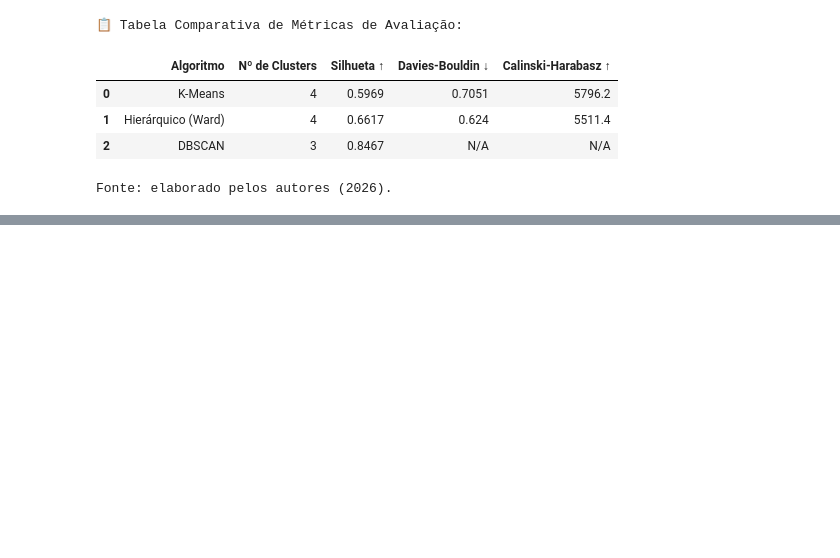
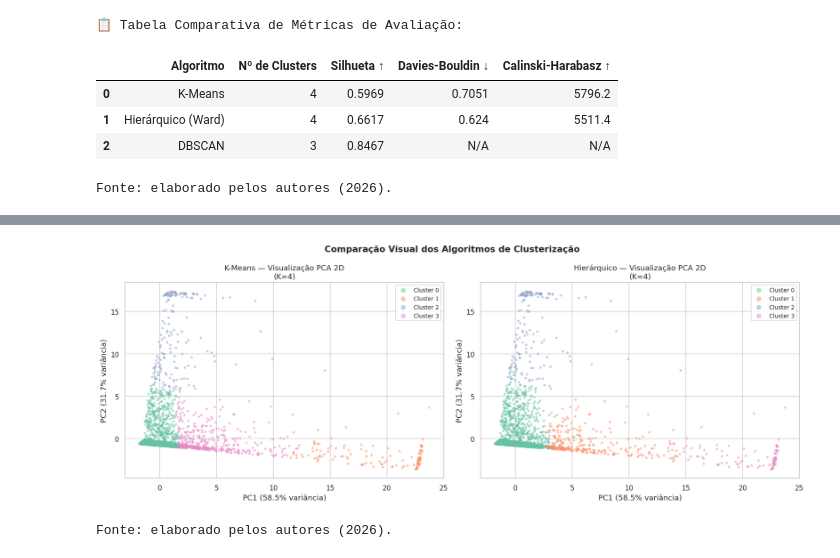
Before and after one commit to IsadoraMoraiss/Project_Pisi3, a Jupyter notebook: CLUSTERIZAÇÂO_PISI3.ipynb, the cells around one changed output, grey strips where cells are left out. Cells and saved outputs as stored; diff of their text form; code cells hidden in the pictures; blank space fills up the shorter version.

Commit message:
Feat visualização gráfica 2d clsters via PCA

```diff
--- a/CLUSTERIZAÇÂO_PISI3.ipynb
+++ b/CLUSTERIZAÇÂO_PISI3.ipynb
@@ -592,0 +598,25 @@ Fonte: elaborado pelos autores (2026).
+# %%
+fig, axes = plt.subplots(1, 2, figsize=(16, 6))
+palette = sns.color_palette('Set2', K_FINAL)
+
+algoritmos = [('K-Means', labels_km), ('Hierárquico', labels_agg)]
+
+for ax, (nome, labels) in zip(axes, algoritmos):
+    for cluster_id in range(K_FINAL):
+        mask = labels == cluster_id
+        ax.scatter(X_pca[mask, 0], X_pca[mask, 1],
+                   c=[palette[cluster_id]], label=f'Cluster {cluster_id}',
+                   alpha=0.5, s=15, edgecolors='none')
+    ax.set_title(f'{nome} — Visualização PCA 2D\n(K={K_FINAL})', fontsize=12)
+    ax.set_xlabel(f'PC1 ({var_exp[0]:.1%} variância)')
+    ax.set_ylabel(f'PC2 ({var_exp[1]:.1%} variância)')
+    ax.legend(markerscale=2, fontsize=9)
+
+plt.suptitle('Comparação Visual dos Algoritmos de Clusterização', fontsize=14, fontweight='bold')
+plt.tight_layout()
+plt.savefig('fig_clusters_pca.png', dpi=110, bbox_inches='tight')
+plt.show()
+print('Fonte: elaborado pelos autores (2026).')
+# %% [output]
+[figure, added]
+Fonte: elaborado pelos autores (2026).
```
Also changed, not shown: parts of 1 cell of this notebook.
